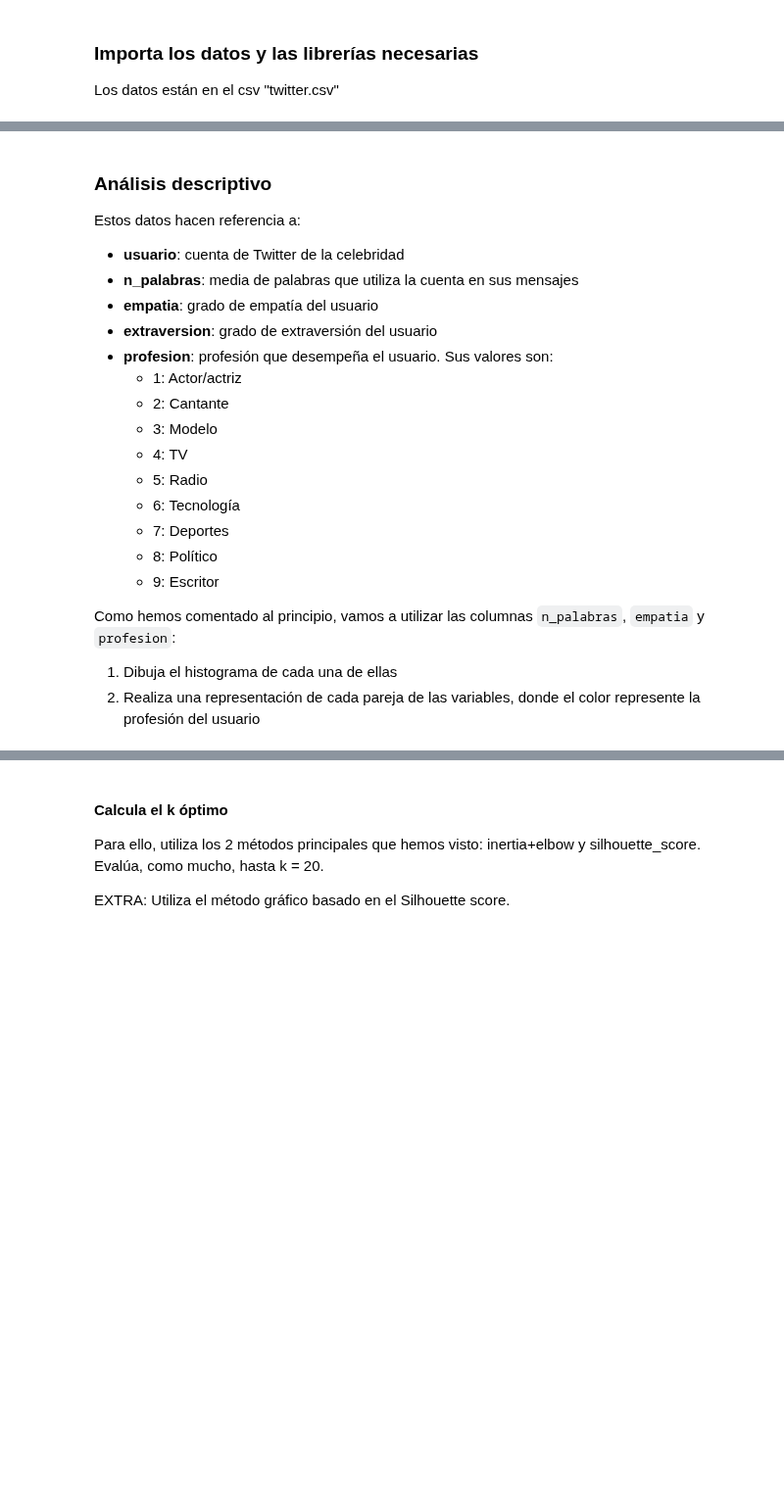
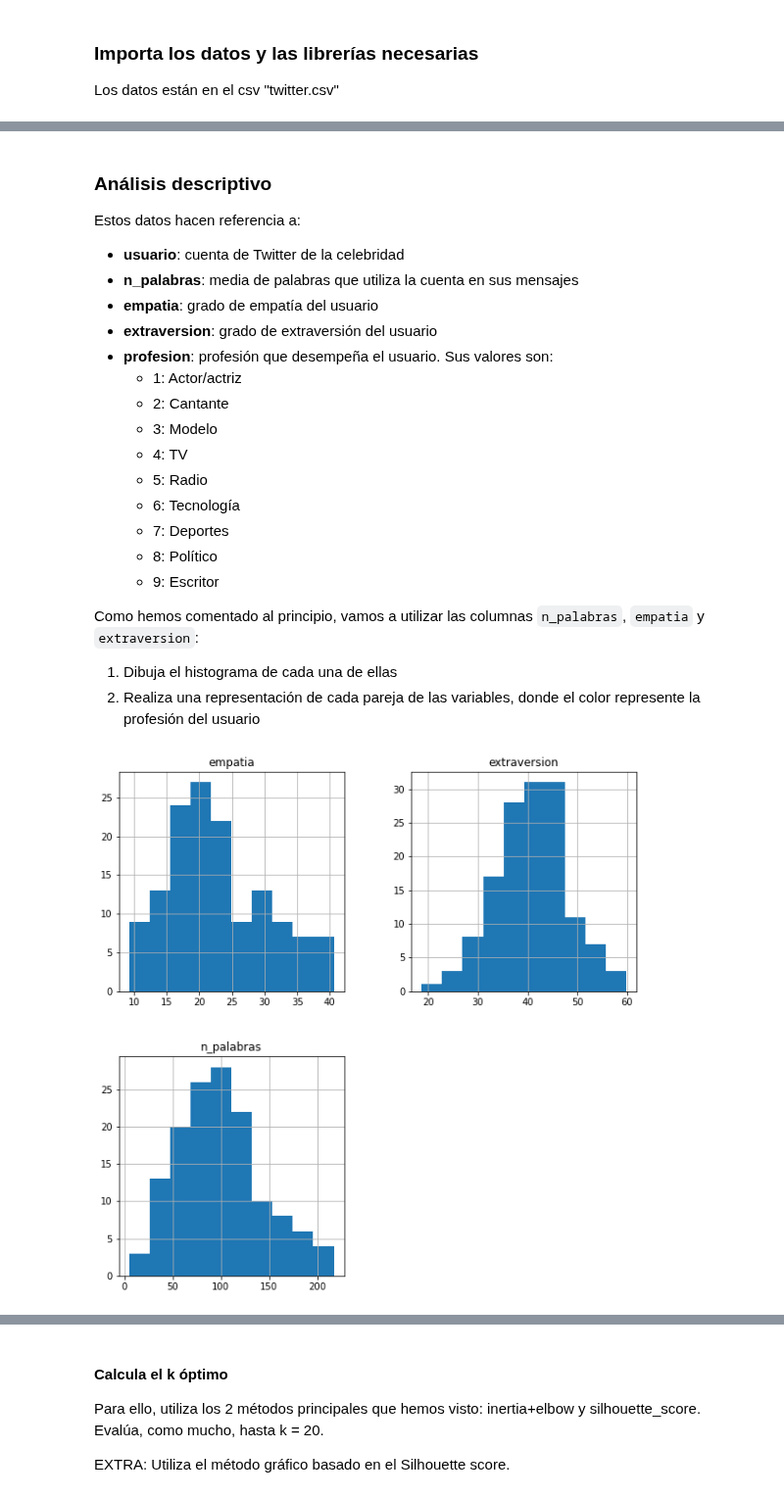
Before and after one commit to franciscocanon-thebridge/bootcamp_thebridge_PTSep20, a Jupyter notebook: Bloque 3 - Machine Learning/02_No supervisado/02_Ejercicio_Twitter.ipynb, the cells around one changed output, grey strips where cells are left out. Shown at 98% size. Drawn from its saved outputs; the diff is of its cells as text; code cells hidden in the pictures; blank space fills up the shorter version.

```diff
--- a/Bloque 3 - Machine Learning/02_No supervisado/02_Ejercicio_Twitter.ipynb
+++ b/Bloque 3 - Machine Learning/02_No supervisado/02_Ejercicio_Twitter.ipynb
@@ -6,3 +6,11 @@ A continuación, vamos a realizar un ejercicio donde vamos a intentar extraer la
 ### Importa los datos y las librerías necesarias
 
 Los datos están en el csv "twitter.csv"
+# %%
+import pandas as pd
+import matplotlib as mpl
+import matplotlib.pyplot as plt
+%matplotlib inline
+
+df = pd.read_csv("twitter.csv")
+df
@@ -25,6 +47,10 @@ Estos datos hacen referencia a:
    * 8: Político
    * 9: Escritor
 
-Como hemos comentado al principio, vamos a utilizar las columnas ``n_palabras``, ``empatia`` y ``profesion``:
+Como hemos comentado al principio, vamos a utilizar las columnas ``n_palabras``, ``empatia`` y ``extraversion``:
 1. Dibuja el histograma de cada una de ellas
 2. Realiza una representación de cada pareja de las variables, donde el color represente la profesión del usuario
+# %%
+df[['n_palabras', 'empatia', 'extraversion']].hist(figsize=(10, 10));
+# %% [output]
+[figure, added]
```
Also changed, not shown: parts of 23 cells of this notebook, 16 other files.
